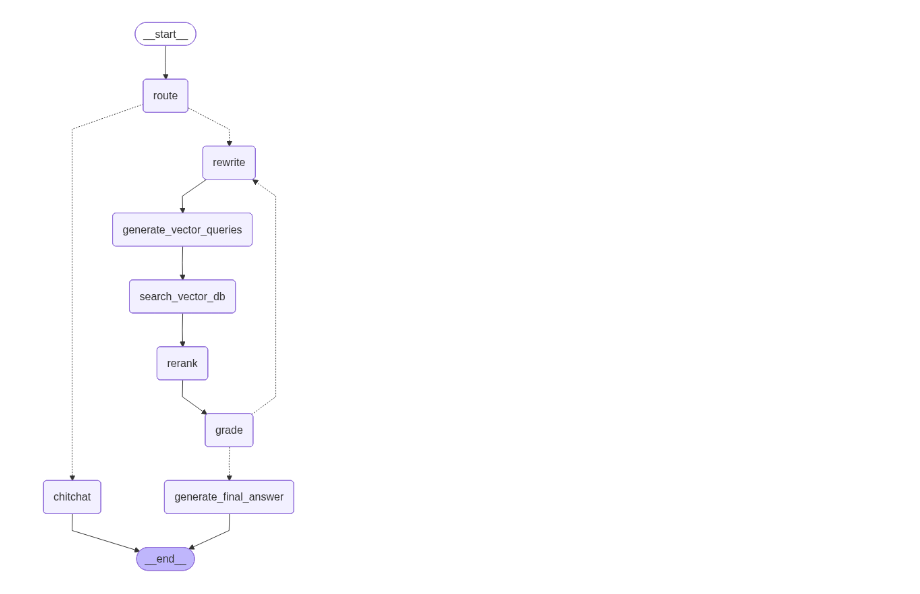
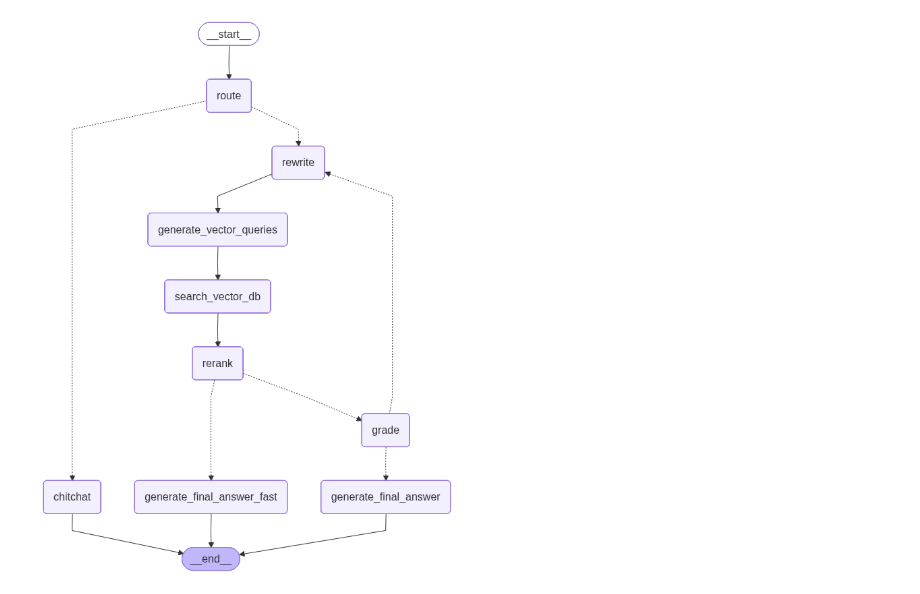
Before and after one commit to TeamCatchUp/catch-up, a Jupyter notebook: backend/notebook/graph_image.ipynb, the cells around one changed output. Cells and saved outputs as stored; diff of their text form; code cells hidden in the pictures.

Commit message:
chore(backend): langgraph 이미지 출력

```diff
--- a/backend/notebook/graph_image.ipynb
+++ b/backend/notebook/graph_image.ipynb
@@ -1,24 +1,44 @@
 # %%
 import sys
-
 sys.path.append("..")
 
+from IPython.display import Image, display
+from langgraph.graph import END, StateGraph
 
-from IPython.display import Image, display
+from catchup.rag.state import AgentState
+from catchup.rag.conditional_edges import route_after_grade, route_after_rerank, route_question
 
-from catchup.rag.graph import get_compiled_graph
-from catchup.utils.redis import (
-    init_langgraph_checkpointer,
-    get_langgraph_checkpointer,
-)
+# 실제 LLM/서비스 초기화 없이 구조만 구성
+async def _noop(*args, **kwargs):
+    return {}
 
+workflow = StateGraph(AgentState)
 
-await init_langgraph_checkpointer()
+for name in [
+    "route", "rewrite", "generate_vector_queries",
+    "search_vector_db", "rerank", "grade",
+    "chitchat", "generate_final_answer", "generate_final_answer_fast",
+]:
+    workflow.add_node(node=name, action=_noop)
 
-checkpointer = get_langgraph_checkpointer()
+workflow.set_entry_point("route")
+workflow.add_conditional_edges("route", route_question, {"rewrite": "rewrite", "chitchat": "chitchat"})
+workflow.add_edge("chitchat", END)
+workflow.add_edge("rewrite", "generate_vector_queries")
+workflow.add_edge("generate_vector_queries", "search_vector_db")
+workflow.add_edge("search_vector_db", "rerank")
+workflow.add_conditional_edges("rerank", route_after_rerank, {
+    "generate_final_answer_fast": "generate_final_answer_fast",
+    "grade": "grade",
+})
+workflow.add_edge("generate_final_answer_fast", END)
+workflow.add_conditional_edges("grade", route_after_grade, {
+    "generate_final_answer": "generate_final_answer",
+    "rewrite": "rewrite",
+})
+workflow.add_edge("generate_final_answer", END)
 
-graph = get_compiled_graph(checkpointer=checkpointer)
-
+graph = workflow.compile()
 display(Image(graph.get_graph().draw_mermaid_png()))
 # %% [output]
-[figure, old version]
+[figure, new version]
```
